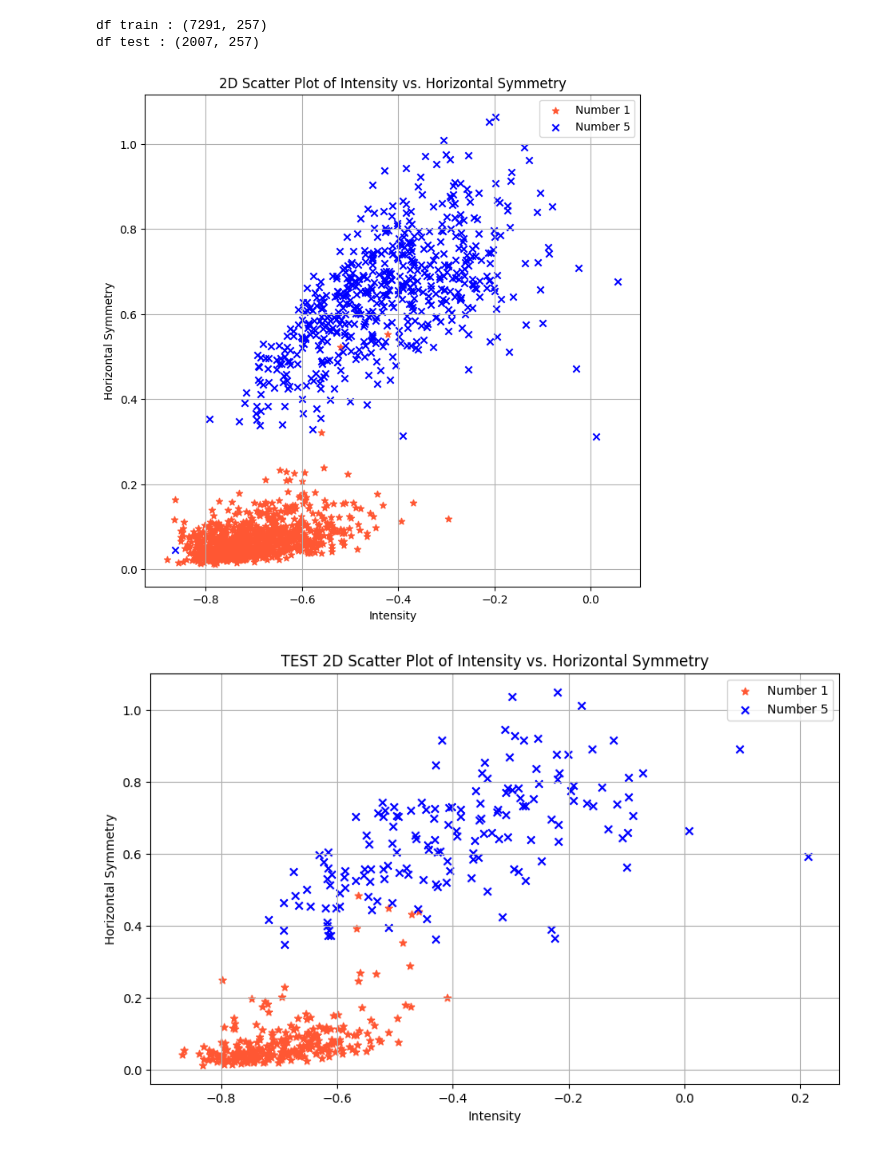
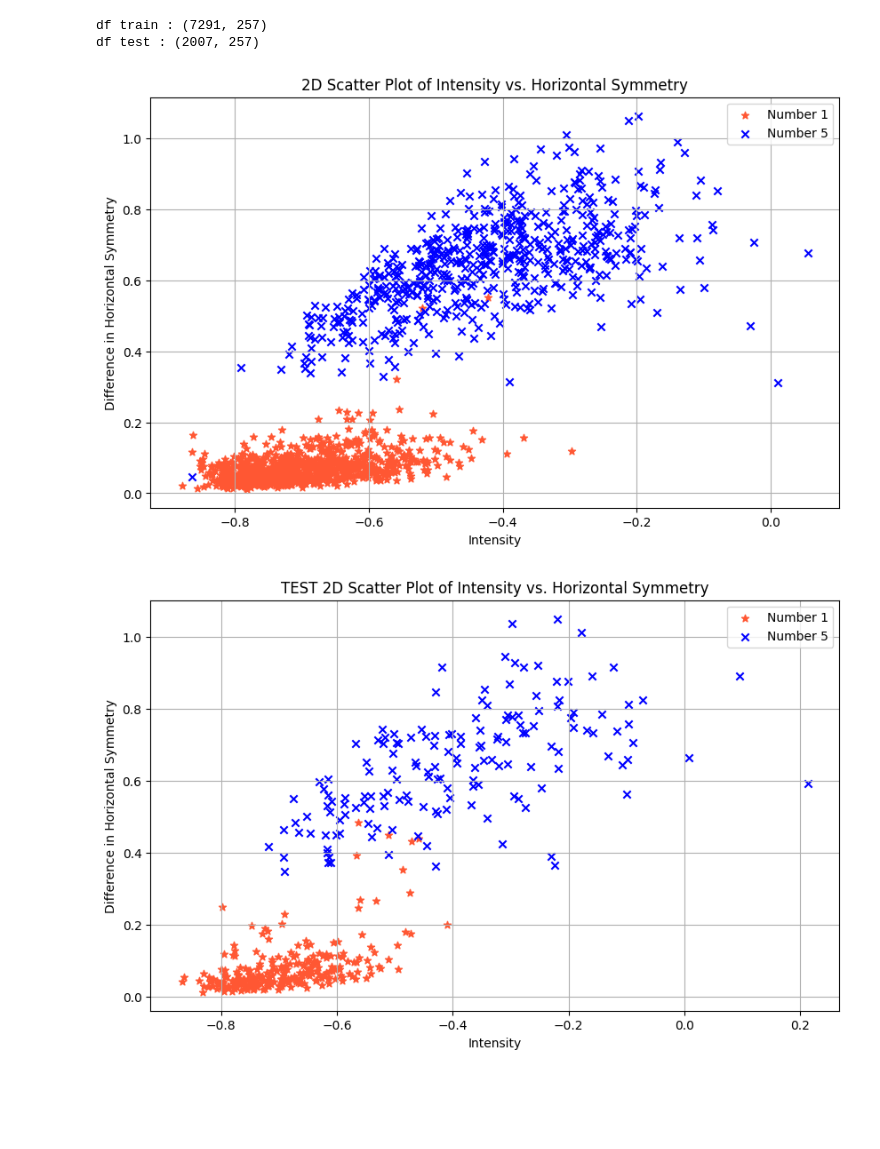
Before and after one commit to arielle00/CMPE257, a Jupyter notebook: hw1_task4.ipynb, the cells around one changed output. Saved outputs shown, nothing was run; the diff lists cells and outputs as text; code cells hidden in the pictures; blank space fills up the shorter version.

```diff
--- a/hw1_task4.ipynb
+++ b/hw1_task4.ipynb
@@ -56,18 +56,18 @@ df train : (7291, 257)
 df test : (2007, 257)
 # %%
 # Training data
-plt.figure(figsize=(8, 8))
+plt.figure(figsize=(10, 6))
 plt.scatter(intensities[labels==1], symmetries[labels==1], color = '#FF5733', marker='*', label='Number 1')
 plt.scatter(intensities[labels==-1], symmetries[labels==-1], color = 'blue', marker='x', label='Number 5')
 
 plt.xlabel("Intensity")
-plt.ylabel("Horizontal Symmetry")
+plt.ylabel("Difference in Horizontal Symmetry")
 plt.title("2D Scatter Plot of Intensity vs. Horizontal Symmetry")
 plt.legend()
 plt.grid(True)
 plt.show()
 # %% [output]
-[figure, old version]
+[figure, new version]
 # %%
 # Test data
 plt.figure(figsize=(10, 6))
@@ -75,10 +75,10 @@ plt.scatter(intensities_test[labels_test==1], symmetries_test[labels_test==1], c
 plt.scatter(intensities_test[labels_test==-1], symmetries_test[labels_test==-1], color = 'blue', marker='x', label='Number 5')
 
 plt.xlabel("Intensity")
-plt.ylabel("Horizontal Symmetry")
+plt.ylabel("Difference in Horizontal Symmetry")
 plt.title("TEST 2D Scatter Plot of Intensity vs. Horizontal Symmetry")
 plt.legend()
 plt.grid(True)
 plt.show()
 # %% [output]
-[figure, old version]
+[figure, new version]
```
